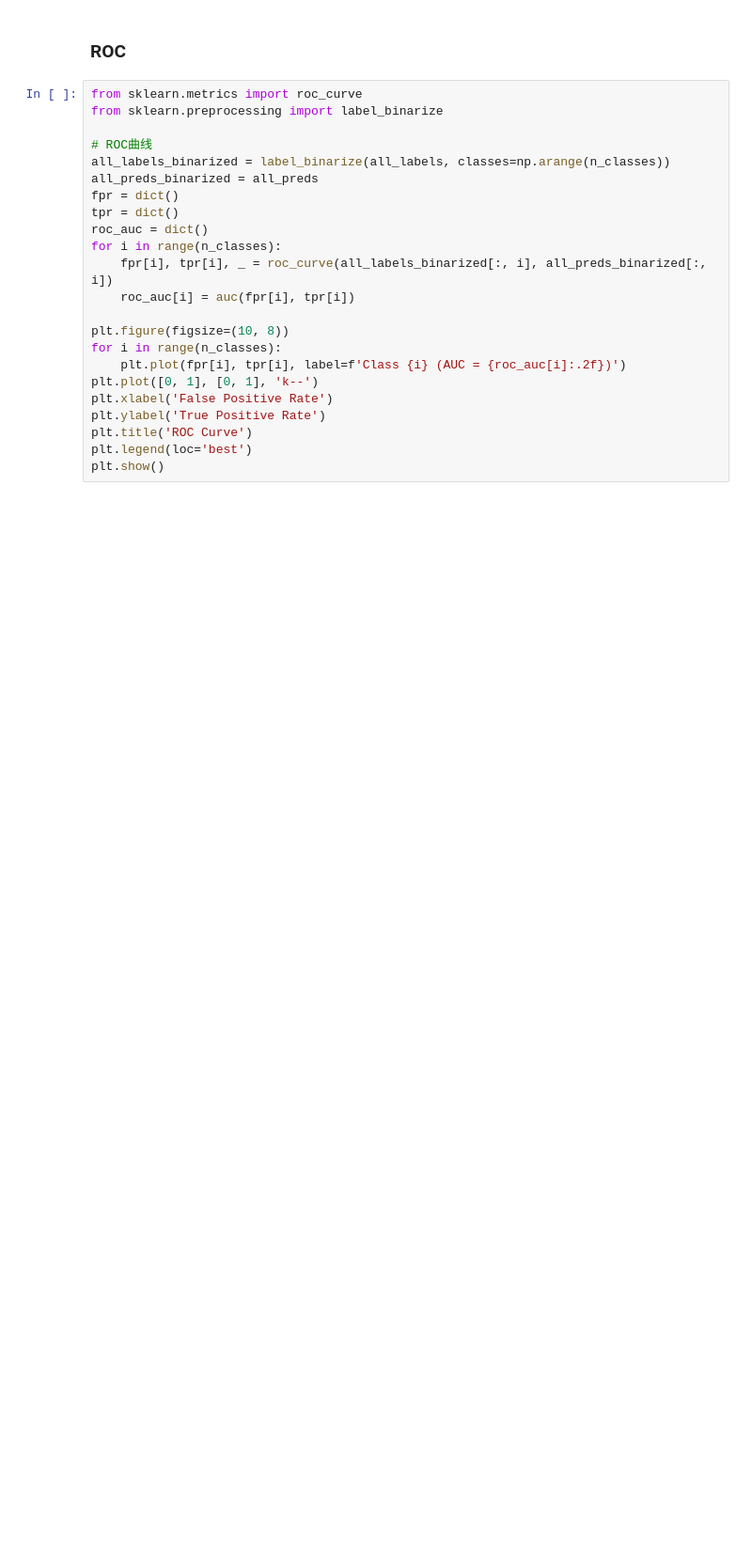
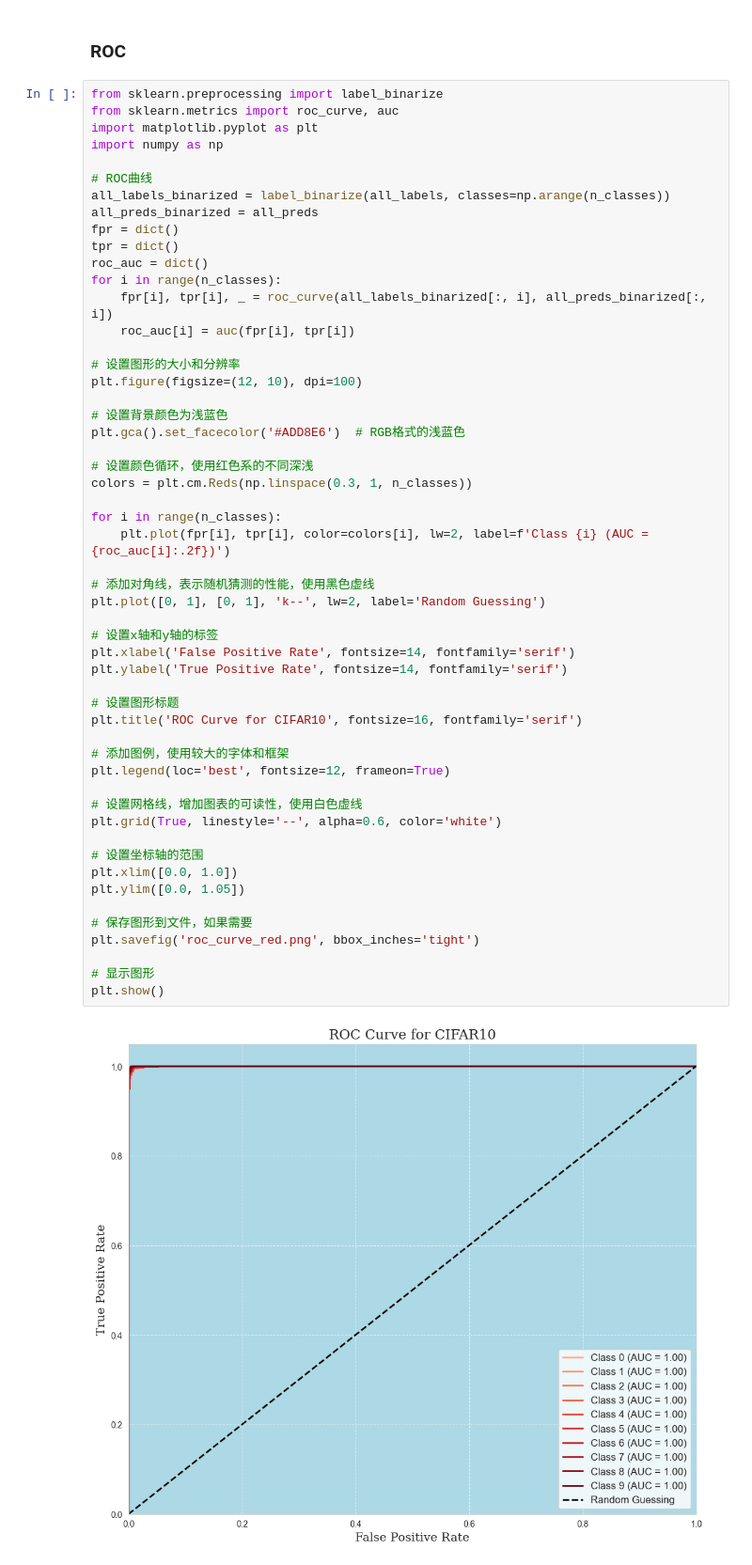
Before and after one commit to Echo-Nie/EchoMLGuide, a Jupyter notebook: CourseHomeWork/work5-CIFAR10.ipynb, the cells around one changed output. Shown: that part at 94% size. Saved outputs shown, nothing was run; the diff lists cells and outputs as text; blank space fills up the shorter version.

```diff
--- a/CourseHomeWork/work5-CIFAR10.ipynb
+++ b/CourseHomeWork/work5-CIFAR10.ipynb
@@ -258,25 +311,57 @@ plt.show()
 # %% [markdown]
 ### ROC
 # %%
-from sklearn.metrics import roc_curve
 from sklearn.preprocessing import label_binarize
+from sklearn.metrics import roc_curve, auc
+import matplotlib.pyplot as plt
+import numpy as np
 
 # ROC曲线
 all_labels_binarized = label_binarize(all_labels, classes=np.arange(n_classes))
 all_preds_binarized = all_preds
 fpr = dict()
 tpr = dict()
 roc_auc = dict()
 for i in range(n_classes):
     fpr[i], tpr[i], _ = roc_curve(all_labels_binarized[:, i], all_preds_binarized[:, i])
     roc_auc[i] = auc(fpr[i], tpr[i])
 
-plt.figure(figsize=(10, 8))
+# 设置图形的大小和分辨率
+plt.figure(figsize=(12, 10), dpi=100)
+
+# 设置背景颜色为浅蓝色
+plt.gca().set_facecolor('#ADD8E6')  # RGB格式的浅蓝色
+
+# 设置颜色循环，使用红色系的不同深浅
+colors = plt.cm.Reds(np.linspace(0.3, 1, n_classes))
+
 for i in range(n_classes):
-    plt.plot(fpr[i], tpr[i], label=f'Class {i} (AUC = {roc_auc[i]:.2f})')
-plt.plot([0, 1], [0, 1], 'k--')
-plt.xlabel('False Positive Rate')
-plt.ylabel('True Positive Rate')
-plt.title('ROC Curve')
-plt.legend(loc='best')
+    plt.plot(fpr[i], tpr[i], color=colors[i], lw=2, label=f'Class {i} (AUC = {roc_auc[i]:.2f})')
+
+# 添加对角线，表示随机猜测的性能，使用黑色虚线
+plt.plot([0, 1], [0, 1], 'k--', lw=2, label='Random Guessing')
+
+# 设置x轴和y轴的标签
+plt.xlabel('False Positive Rate', fontsize=14, fontfamily='serif')
+plt.ylabel('True Positive Rate', fontsize=14, fontfamily='serif')
+
+# 设置图形标题
+plt.title('ROC Curve for CIFAR10', fontsize=16, fontfamily='serif')
+
+# 添加图例，使用较大的字体和框架
+plt.legend(loc='best', fontsize=12, frameon=True)
+
+# 设置网格线，增加图表的可读性，使用白色虚线
+plt.grid(True, linestyle='--', alpha=0.6, color='white')
+
+# 设置坐标轴的范围
+plt.xlim([0.0, 1.0])
+plt.ylim([0.0, 1.05])
+
+# 保存图形到文件，如果需要
+plt.savefig('roc_curve_red.png', bbox_inches='tight')
+
+# 显示图形
 plt.show()
+# %% [output]
+[figure, added]
```
Also changed, not shown: parts of 11 cells of this notebook, 2 other files.
